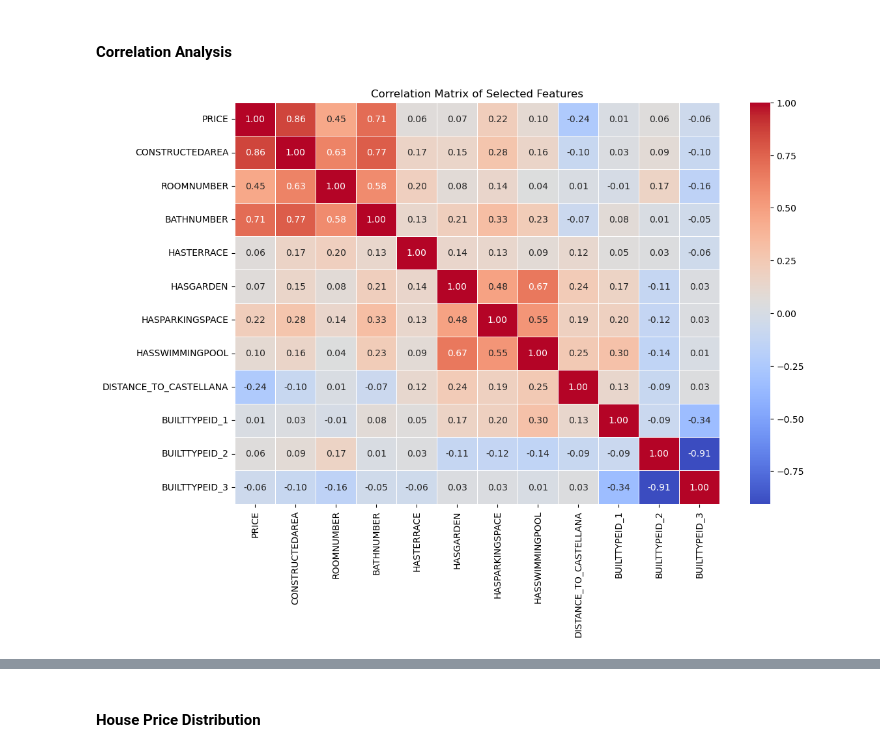
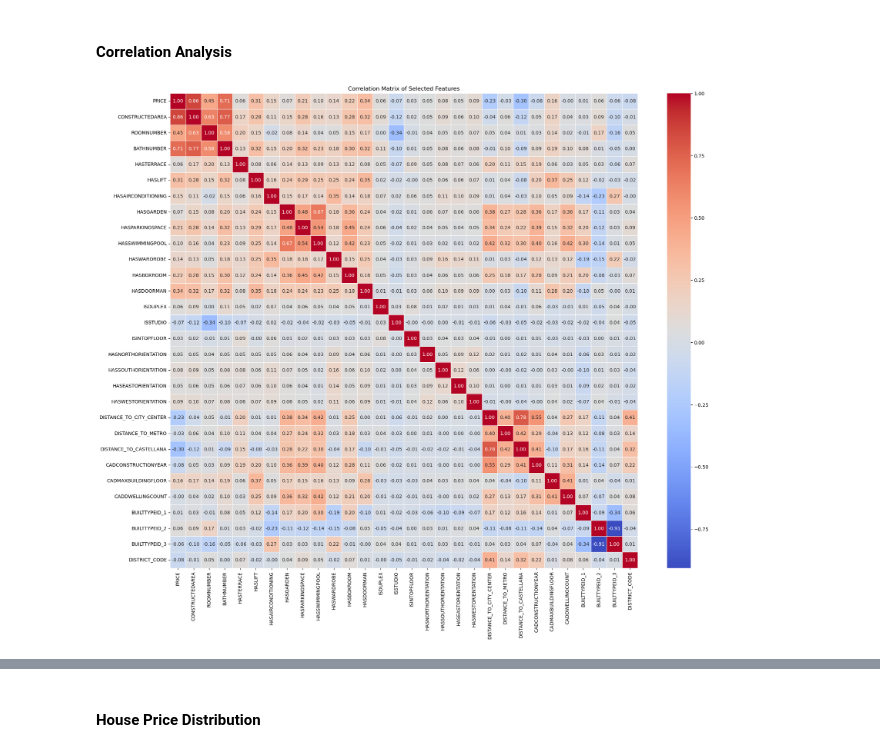
Before and after one commit to Marinaparragonz/Rental-Price-Recommendation-System-in-Madrid-using-Machine-Learning, a Jupyter notebook: EDA.ipynb, the cells around one changed output, grey strips where cells are left out. Cells and saved outputs as stored; diff of their text form; code cells hidden in the pictures.

```diff
--- a/EDA.ipynb
+++ b/EDA.ipynb
@@ -252,0 +275,2 @@ Index(['ASSETID', 'PERIOD', 'PRICE', 'UNITPRICE', 'CONSTRUCTEDAREA',
+# %%
+data = data.dropna()
@@ -289,13 +323,26 @@ Keep only the first record for each property (ASSETID) to remove duplicates.
 # %% [markdown]
 #### Correlation Analysis
 # %%
-numeric_columns = ['PRICE', 'CONSTRUCTEDAREA', 'ROOMNUMBER', 'BATHNUMBER', 'HASTERRACE', 'HASGARDEN', 'HASPARKINGSPACE', 'HASSWIMMINGPOOL',
-                   'DISTANCE_TO_CASTELLANA', 'BUILTTYPEID_1', 'BUILTTYPEID_2', 'BUILTTYPEID_3' ]
+data['DISTRICT_CODE'] = data['DISTRICT'].astype('category').cat.codes
+
+numeric_columns = [
+    'PRICE', 'CONSTRUCTEDAREA', 'ROOMNUMBER', 'BATHNUMBER',
+    'HASTERRACE', 'HASLIFT', 'HASAIRCONDITIONING', 'HASGARDEN',
+    'HASPARKINGSPACE', 'HASSWIMMINGPOOL', 'HASWARDROBE', 'HASBOXROOM',
+    'HASDOORMAN', 'ISDUPLEX', 'ISSTUDIO', 'ISINTOPFLOOR',
+    'HASNORTHORIENTATION', 'HASSOUTHORIENTATION',
+    'HASEASTORIENTATION', 'HASWESTORIENTATION',
+    'DISTANCE_TO_CITY_CENTER', 'DISTANCE_TO_METRO', 'DISTANCE_TO_CASTELLANA',
+    'CADCONSTRUCTIONYEAR', 'CADMAXBUILDINGFLOOR',
+    'CADDWELLINGCOUNT', 'BUILTTYPEID_1', 'BUILTTYPEID_2', 'BUILTTYPEID_3',
+    'DISTRICT_CODE'
+]
+
 correlation_matrix = data[numeric_columns].corr()
 
-plt.figure(figsize=(12, 8))
+plt.figure(figsize=(22, 18))
 sns.heatmap(correlation_matrix, annot=True, cmap="coolwarm", fmt=".2f", linewidths=0.5)
 plt.title("Correlation Matrix of Selected Features")
 plt.show()
 # %% [output]
-[figure, old version]
+[figure, new version]
```
Also changed, not shown: parts of 54 cells of this notebook.
